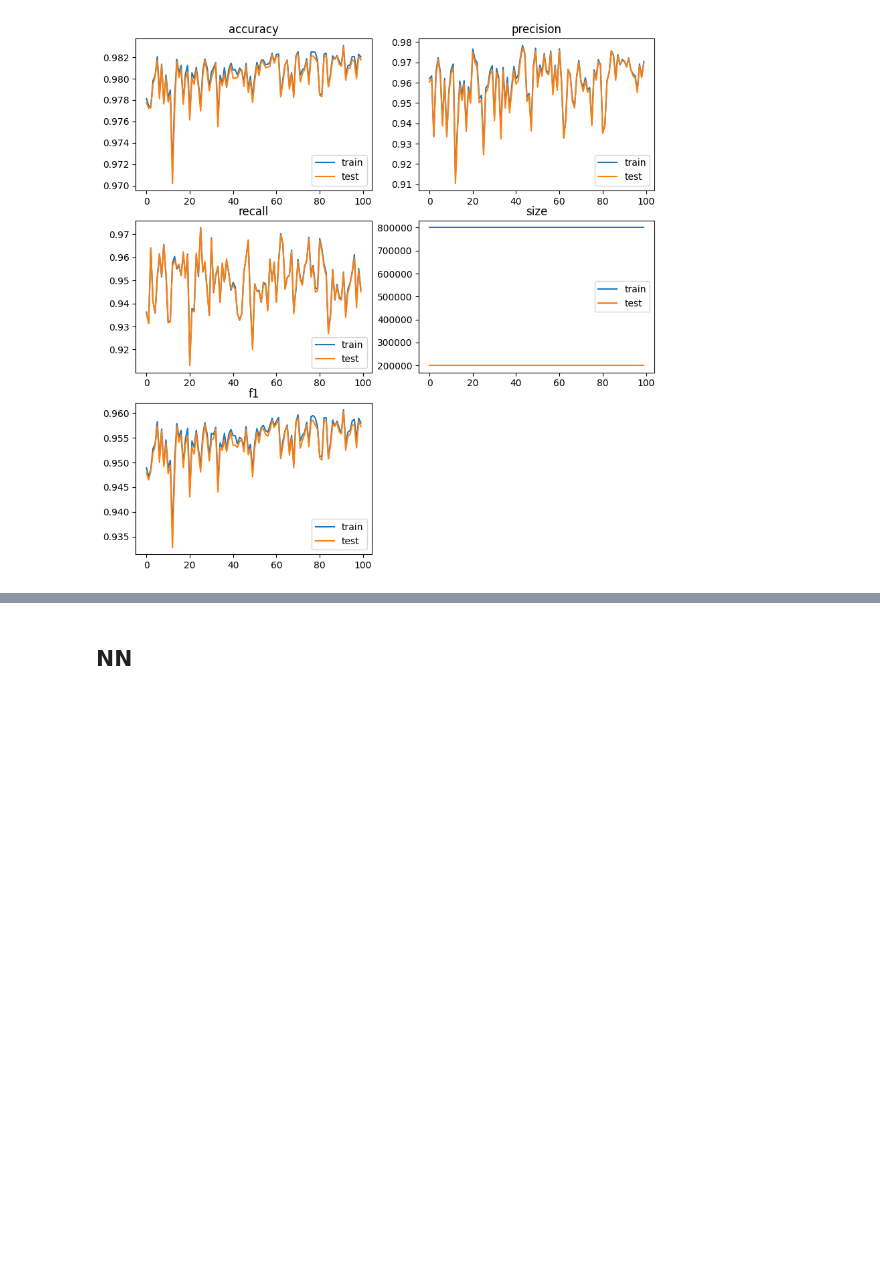
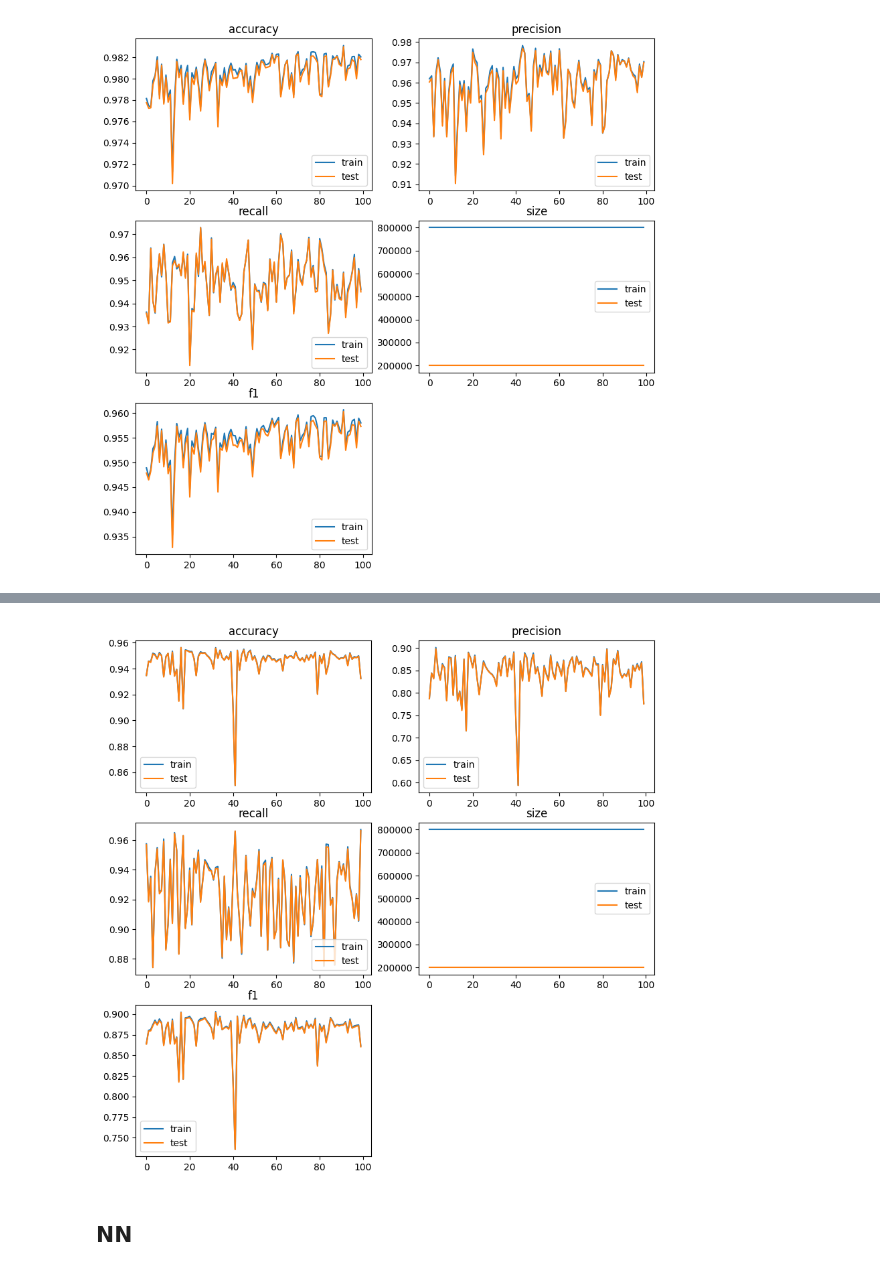
Before and after one commit to borisvasilevskiy/GNN_solves_algorithms_on_graphs, a Jupyter notebook: src/Is_Planar.ipynb, the cells around one changed output, grey strips where cells are left out. Drawn from its saved outputs; the diff is of its cells as text; code cells hidden in the pictures; blank space fills up the shorter version.

```diff
--- a/src/Is_Planar.ipynb
+++ b/src/Is_Planar.ipynb
@@ -150,0 +236,10 @@ Epoch:  100, Train: accuracy=0.9820, precision=0.9703, recall=0.9460, size=80000
+# %%
+# SAGE with 4 layers
+
+sage_4_model = CustomSAGE(hidden_layers=4, hidden_channels=11, num_node_features=ds_onehot_8.num_node_features,
+                          num_classes=2)
+print(sage_4_model)
+
+te = TrainEval(sage_4_model)
+te.main(NUM_EPOCH, onehot_8_train_loader, onehot_8_test_loader)
+# %% [output]
@@ -151,3 +263,4 @@ Epoch:  100, Train: accuracy=0.9820, precision=0.9703, recall=0.9460, size=80000
+[figure, added]
 # %% [markdown]
 ## NN
 # %%
```
Also changed, not shown: parts of 9 cells of this notebook, 3 other files.
